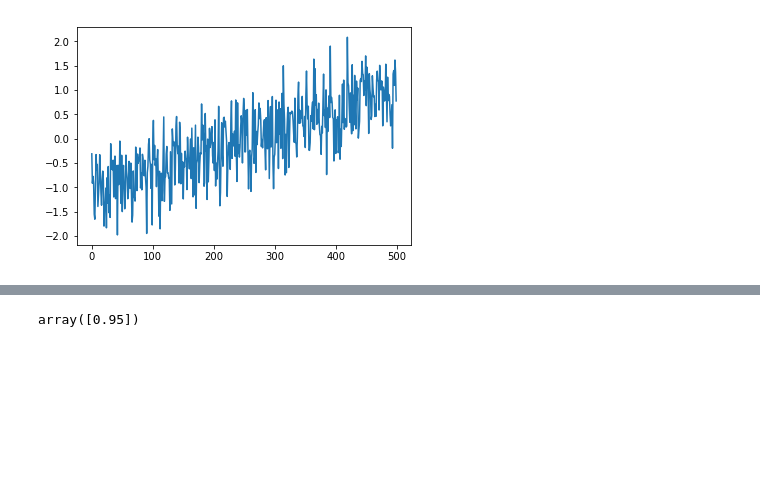
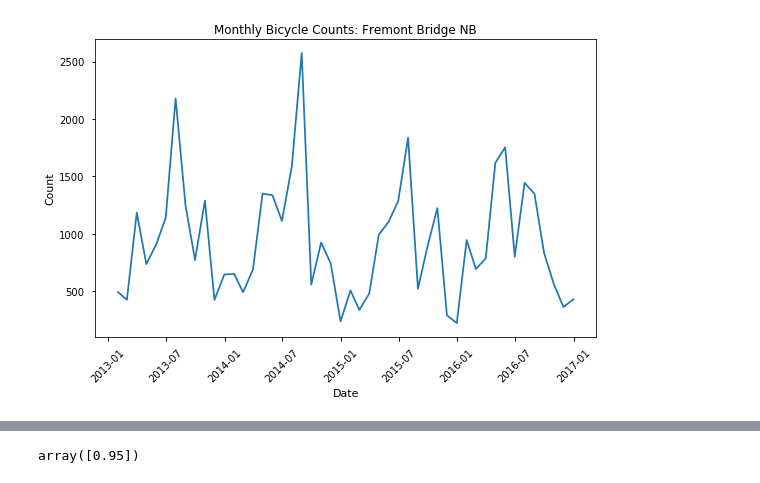
Before and after one commit to jdee-smith/PyForePa, a Jupyter notebook: PyForePa_basic.ipynb, the cells around one changed output, grey strips where cells are left out. Cells and saved outputs as stored; diff of their text form; code cells hidden in the pictures; blank space fills up the shorter version.

```diff
--- a/PyForePa_basic.ipynb
+++ b/PyForePa_basic.ipynb
@@ -8,7 +8,0 @@ import numpy as np
-# %%
-# Create some fake data and plot it.
-y = np.array(np.linspace(-1, 1, 500) + np.random.normal(0, 0.5, 500,))
-date = np.array(np.arange(500))
-plt.show(plt.plot(date, y))
-# %% [output]
-[figure, removed]
@@ -17,0 +21,6 @@ data = tseries(y=y, date=date)
+# %%
+# Make a tseries object and plot it. Monthly data, so try setting the season to 12.
+data = tseries(y=y, date=index, season=12)
+plt.show(data.plot_series_transformed(title='Monthly Bicycle Counts: Fremont Bridge NB', y_lab='Count', x_lab='Date'))
+# %% [output]
+[figure, added]
```
Also changed, not shown: parts of 18 cells of this notebook, 15 other files.
